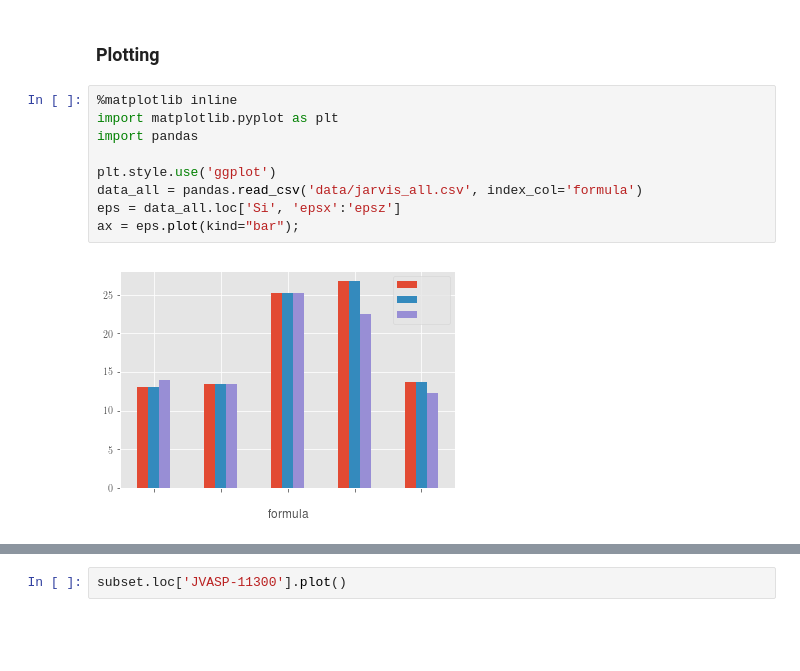
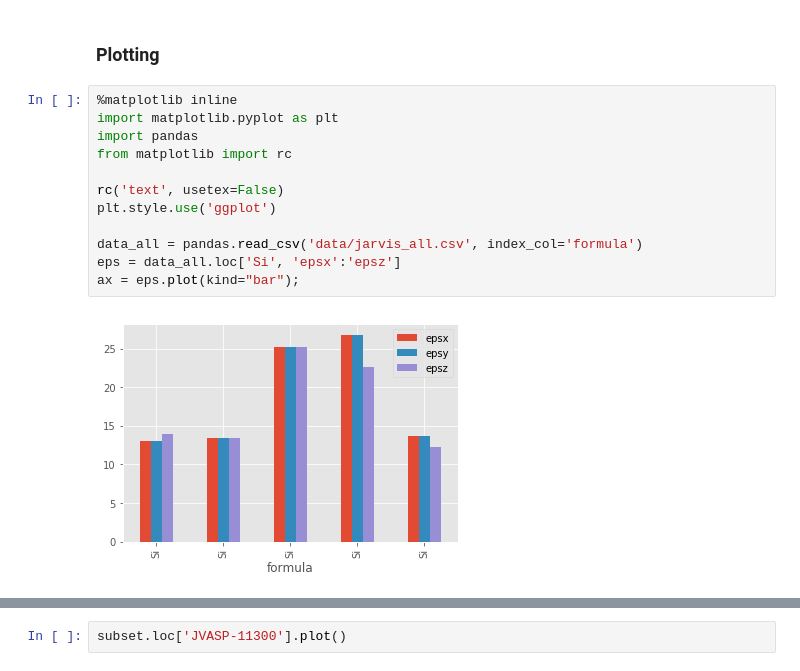
Before and after one commit to wd15/python-novice-gapminder-sciserver, a Jupyter notebook: python_gapminder_jarvis.ipynb, the cells around one changed output, grey strips where cells are left out. Saved outputs shown, nothing was run; the diff lists cells and outputs as text; blank space fills up the shorter version.

Commit message:
Add one exercise for plotting

```diff
--- a/python_gapminder_jarvis.ipynb
+++ b/python_gapminder_jarvis.ipynb
@@ -650,14 +650,17 @@ cutoffs.count()
 # %%
 %matplotlib inline
 import matplotlib.pyplot as plt
 import pandas
+from matplotlib import rc
 
+rc('text', usetex=False)
 plt.style.use('ggplot')
+
 data_all = pandas.read_csv('data/jarvis_all.csv', index_col='formula')
 eps = data_all.loc['Si', 'epsx':'epsz']
 ax = eps.plot(kind="bar");
 # %% [output]
-[figure, old version]
+[figure, new version]
 # %%
 eps.T.plot(kind="bar")
 plt.ylabel('epsX value');
```
Also changed, not shown: parts of 9 cells of this notebook, 1 other file.
